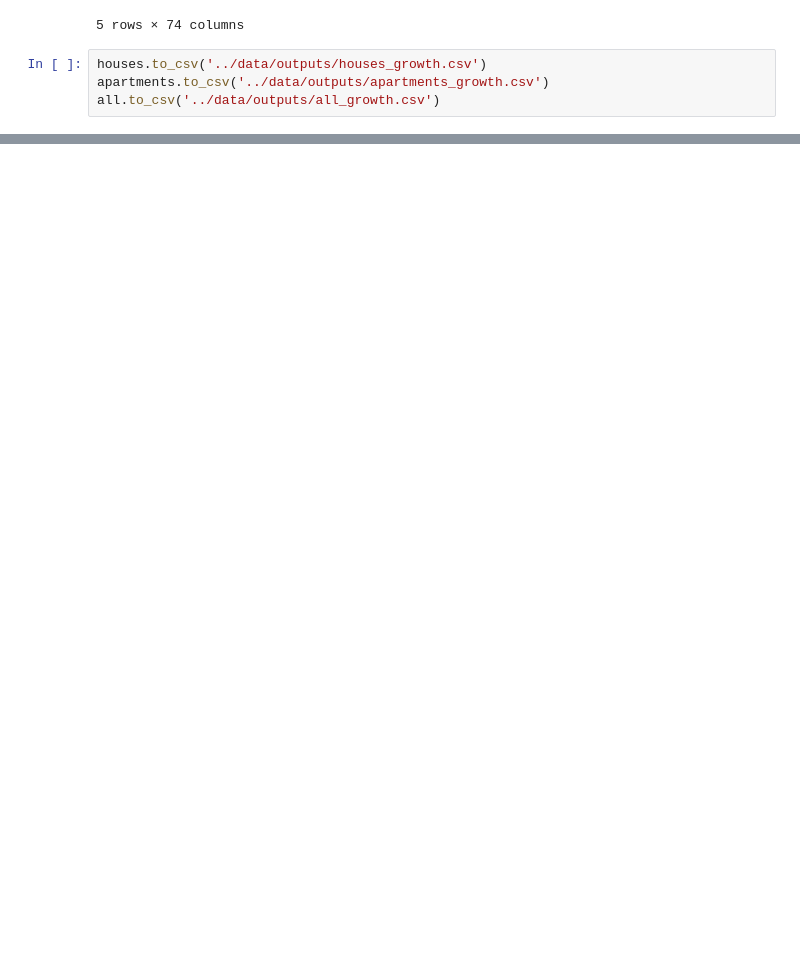
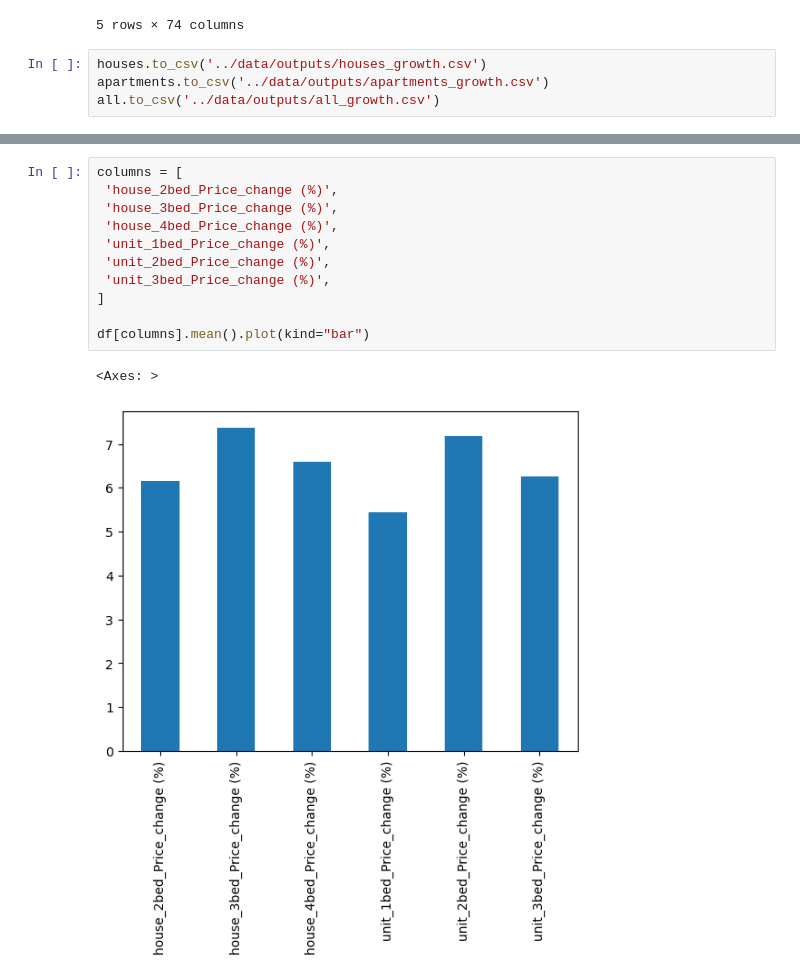
Before and after one commit to bicicow03/Group-Project-Real-Estate-Industry-Analysis, a Jupyter notebook: notebooks/evaluation_types.ipynb, the cells around one changed output, grey strips where cells are left out. Cells and saved outputs as stored; diff of their text form; blank space fills up the shorter version.

```diff
--- a/notebooks/evaluation_types.ipynb
+++ b/notebooks/evaluation_types.ipynb
@@ -197,0 +337,14 @@ all.to_csv('../data/outputs/all_growth.csv')
+# %%
+columns = [
+ 'house_2bed_Price_change (%)',
+ 'house_3bed_Price_change (%)',
+ 'house_4bed_Price_change (%)',
+ 'unit_1bed_Price_change (%)',
+ 'unit_2bed_Price_change (%)',
+ 'unit_3bed_Price_change (%)',
+]
+
+df[columns].mean().plot(kind="bar")
+# %% [output]
+<Axes: >
+[figure, added]
```
Also changed, not shown: parts of 7 cells of this notebook, 1 other file.
